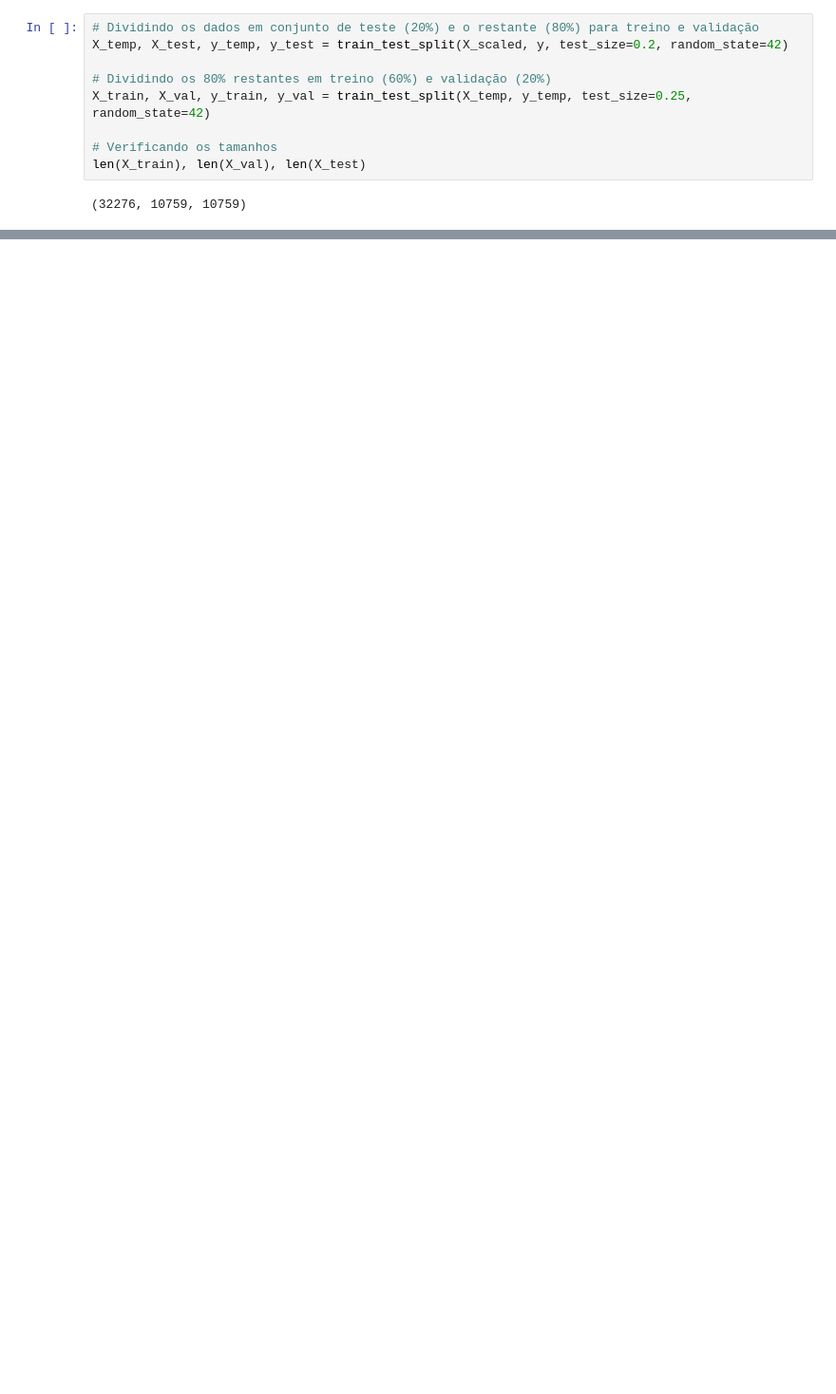
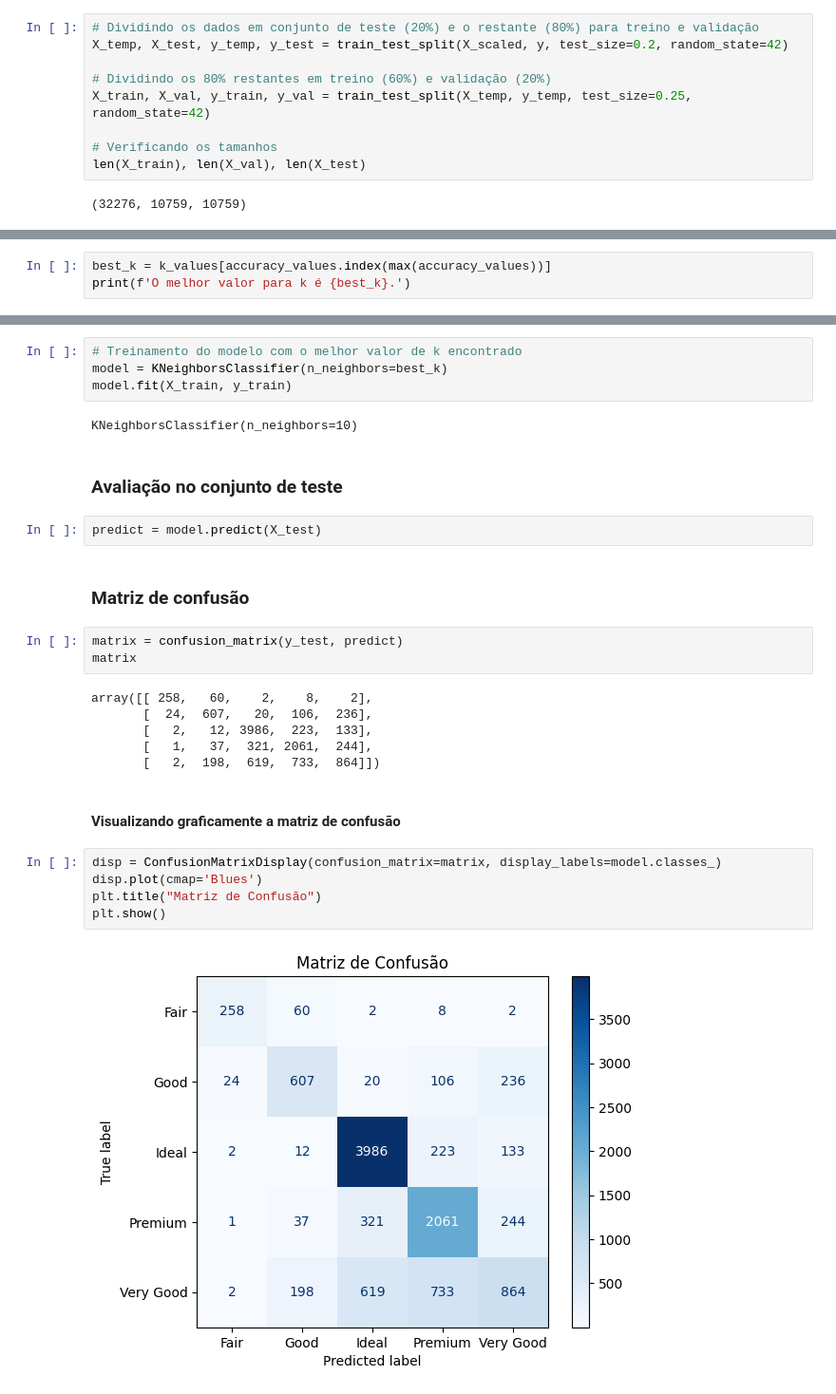
Before and after one commit to hgOliveira-Santos/knn-diamonds-classifier, a Jupyter notebook: knn_diamond_classifier.ipynb, the cells around one changed output, grey strips where cells are left out. Shown: that part at 95% size. Cells and saved outputs as stored; diff of their text form; blank space fills up the shorter version.

Commit message:
Feat: Finalizando o treinamento do modelo

```diff
--- a/knn_diamond_classifier.ipynb
+++ b/knn_diamond_classifier.ipynb
@@ -201,0 +228,3 @@ Dessa forma, cada coluna passa a ter média 0 e desvio-padrão 1, equilibrando o
+# %%
+best_k = k_values[accuracy_values.index(max(accuracy_values))]
+print(f'O melhor valor para k é {best_k}.')
@@ -201,0 +235,31 @@ Dessa forma, cada coluna passa a ter média 0 e desvio-padrão 1, equilibrando o
+# %%
+# Treinamento do modelo com o melhor valor de k encontrado
+model = KNeighborsClassifier(n_neighbors=best_k)
+model.fit(X_train, y_train)
+# %% [output]
+KNeighborsClassifier(n_neighbors=10)
+# %% [markdown]
+### Avaliação no conjunto de teste
+# %%
+predict = model.predict(X_test)
+# %% [markdown]
+
+### Matriz de confusão
+# %%
+matrix = confusion_matrix(y_test, predict)
+matrix
+# %% [output]
+array([[ 258,   60,    2,    8,    2],
+       [  24,  607,   20,  106,  236],
+       [   2,   12, 3986,  223,  133],
+       [   1,   37,  321, 2061,  244],
+       [   2,  198,  619,  733,  864]])
+# %% [markdown]
+#### Visualizando graficamente a matriz de confusão
+# %%
+disp = ConfusionMatrixDisplay(confusion_matrix=matrix, display_labels=model.classes_)
+disp.plot(cmap='Blues')
+plt.title("Matriz de Confusão")
+plt.show()
+# %% [output]
+[figure, added]
```
Also changed, not shown: parts of 18 cells of this notebook.
